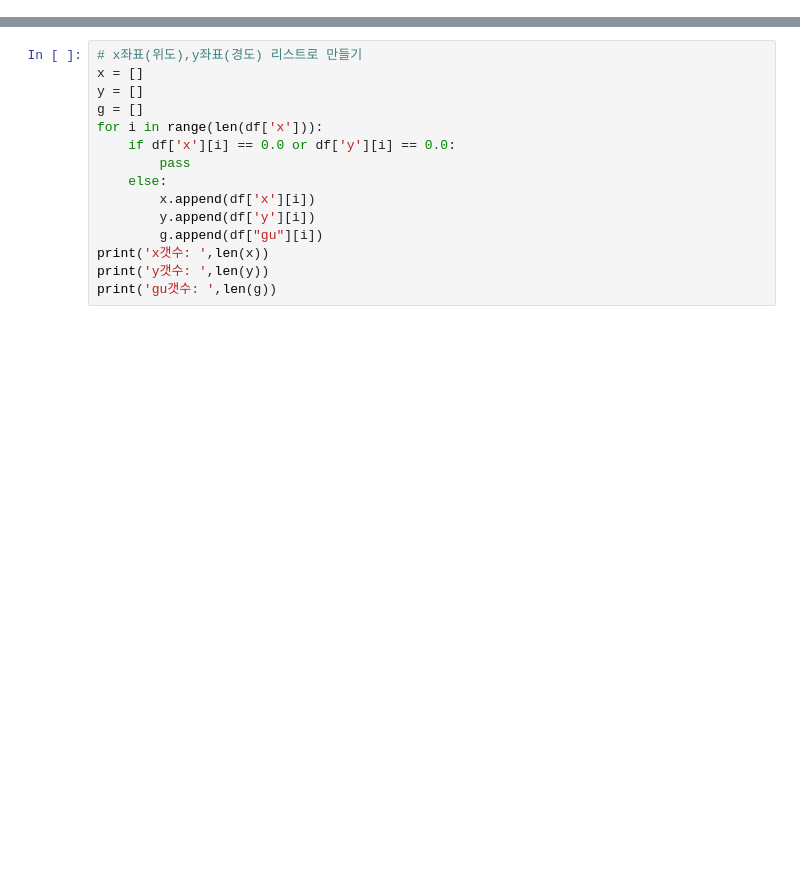
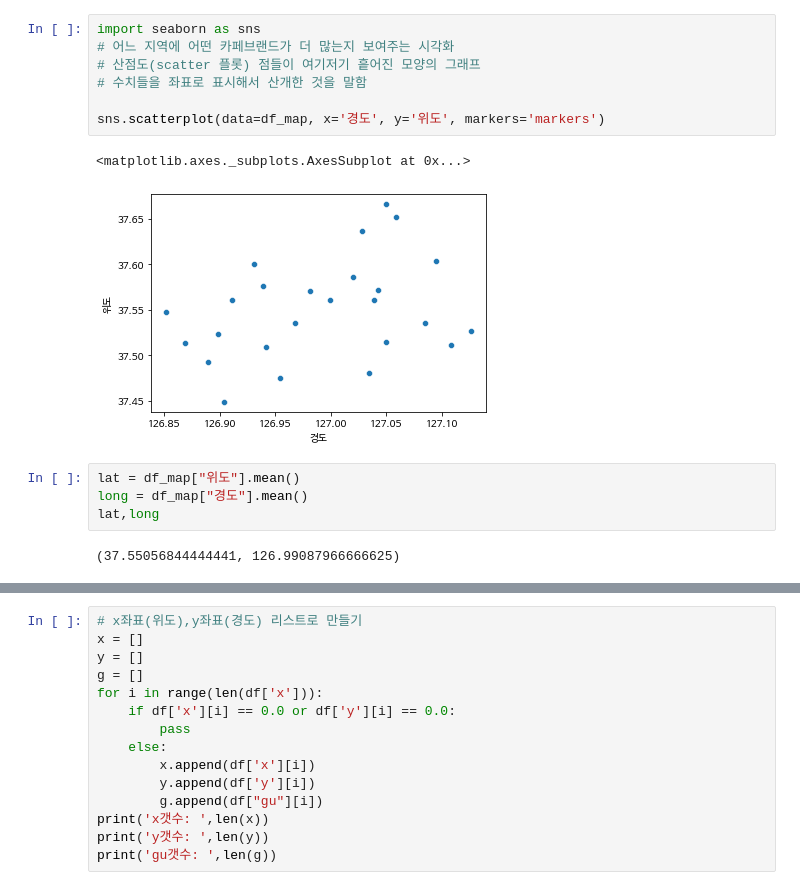
Before and after one commit to cwave-org/MODU, a Jupyter notebook: map_visualization_toilet.ipynb, the cells around one changed output, grey strips where cells are left out. Drawn from its saved outputs; the diff is of its cells as text; blank space fills up the shorter version.

```diff
--- a/map_visualization_toilet.ipynb
+++ b/map_visualization_toilet.ipynb
@@ -63,0 +291,16 @@ print(df.head(5))
+# %%
+import seaborn as sns
+# 어느 지역에 어떤 카페브랜드가 더 많는지 보여주는 시각화
+# 산점도(scatter 플롯) 점들이 여기저기 흩어진 모양의 그래프
+# 수치들을 좌표로 표시해서 산개한 것을 말함
+
+sns.scatterplot(data=df_map, x='경도', y='위도', markers='markers')
+# %% [output]
+<matplotlib.axes._subplots.AxesSubplot at 0x...>
+[figure, added]
+# %%
+lat = df_map["위도"].mean()
+long = df_map["경도"].mean()
+lat,long
+# %% [output]
+(37.55056844444441, 126.99087966666625)
```
Also changed, not shown: parts of 22 cells of this notebook.
